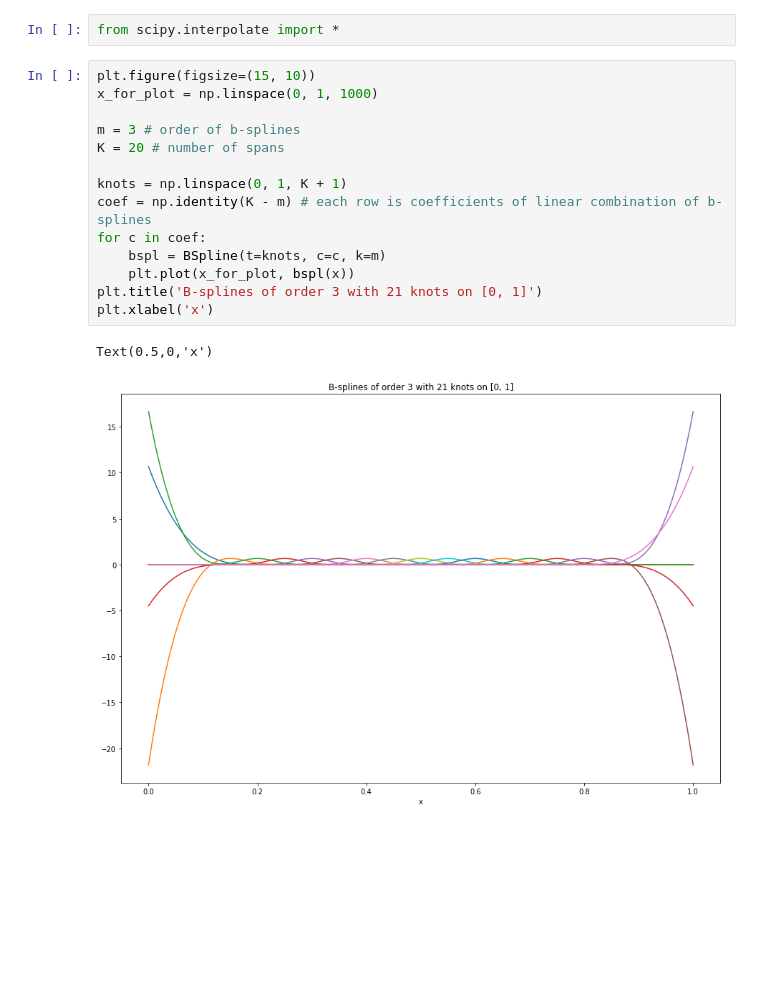
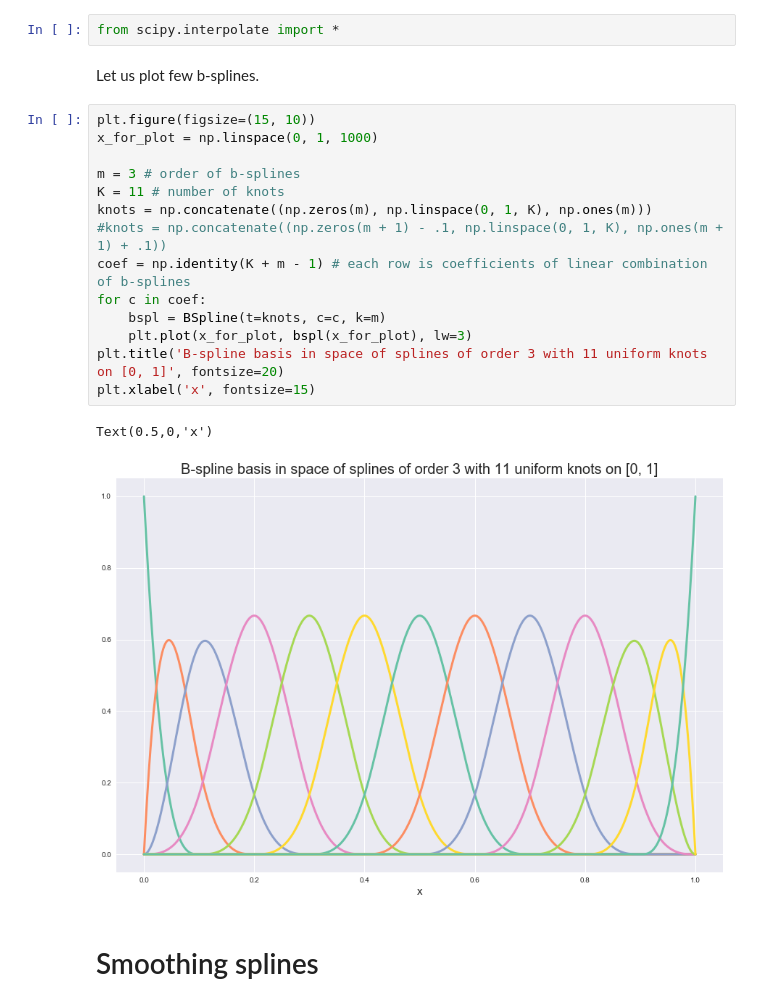
Before and after one commit to mishgon/smoothing_splines, a Jupyter notebook: smoothing_splines.ipynb, the cells around one changed output. Saved outputs shown, nothing was run; the diff lists cells and outputs as text; blank space fills up the shorter version.

```diff
--- a/smoothing_splines.ipynb
+++ b/smoothing_splines.ipynb
@@ -50,20 +50,24 @@ plt.legend()
 # B-splines
 # %%
 from scipy.interpolate import *
+# %% [markdown]
+Let us plot few b-splines.
 # %%
 plt.figure(figsize=(15, 10))
 x_for_plot = np.linspace(0, 1, 1000)
 
 m = 3 # order of b-splines
-K = 20 # number of spans
-
-knots = np.linspace(0, 1, K + 1)
-coef = np.identity(K - m) # each row is coefficients of linear combination of b-splines
+K = 11 # number of knots
+knots = np.concatenate((np.zeros(m), np.linspace(0, 1, K), np.ones(m)))
+#knots = np.concatenate((np.zeros(m + 1) - .1, np.linspace(0, 1, K), np.ones(m + 1) + .1))
+coef = np.identity(K + m - 1) # each row is coefficients of linear combination of b-splines
 for c in coef:
     bspl = BSpline(t=knots, c=c, k=m)
-    plt.plot(x_for_plot, bspl(x))
-plt.title('B-splines of order 3 with 21 knots on [0, 1]')
-plt.xlabel('x')
+    plt.plot(x_for_plot, bspl(x_for_plot), lw=3)
+plt.title('B-spline basis in space of splines of order 3 with 11 uniform knots on [0, 1]', fontsize=20)
+plt.xlabel('x', fontsize=15)
 # %% [output]
 Text(0.5,0,'x')
-[figure, old version]
+[figure, new version]
+# %% [markdown]
+# Smoothing splines
```
Also changed, not shown: parts of 7 cells of this notebook.
